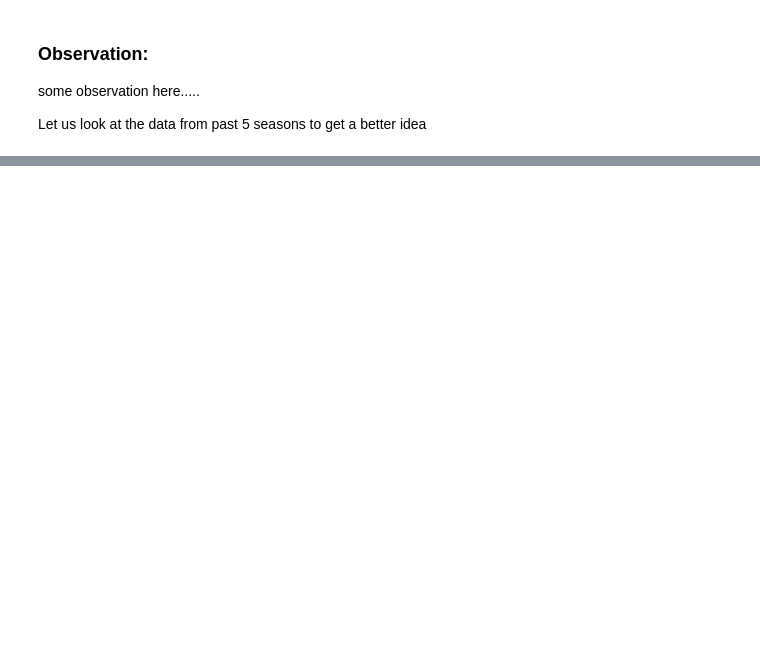
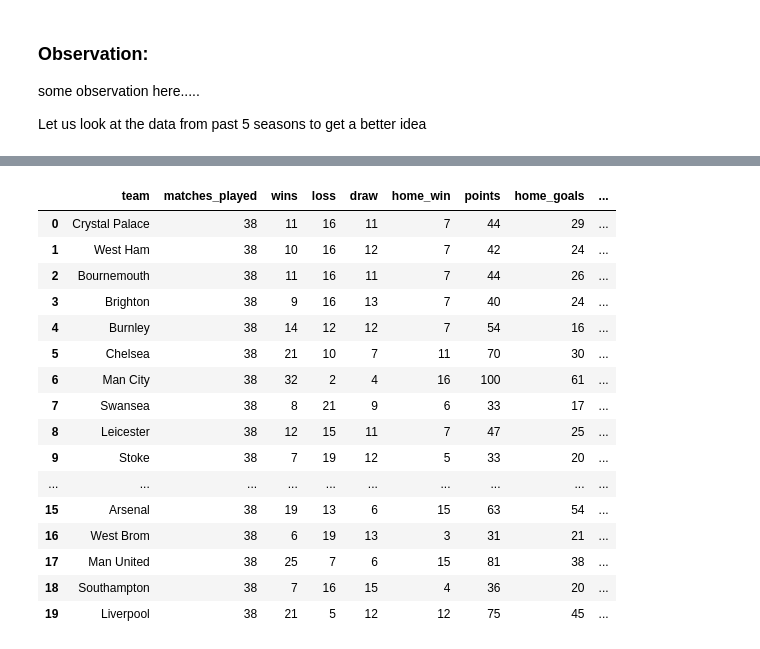
Before and after one commit to vsehgal1/320Final, a Jupyter notebook: 320Final_Project.ipynb, the cells around one changed output, grey strips where cells are left out. Saved outputs shown, nothing was run; the diff lists cells and outputs as text; code cells hidden in the pictures; blank space fills up the shorter version.

```diff
--- a/320Final_Project.ipynb
+++ b/320Final_Project.ipynb
@@ -240,0 +245,20 @@ epl_table1718 = data_to_df(pd.read_csv('17_18_data.csv'))
+# %%
+epl_table1718
+# %% [output]
+|  | team | matches_played | wins | loss | draw | home_win | points | home_goals | ... |
+| 0 | Crystal Palace | 38 | 11 | 16 | 11 | 7 | 44 | 29 | ... |
+| 1 | West Ham | 38 | 10 | 16 | 12 | 7 | 42 | 24 | ... |
+| 2 | Bournemouth | 38 | 11 | 16 | 11 | 7 | 44 | 26 | ... |
+| 3 | Brighton | 38 | 9 | 16 | 13 | 7 | 40 | 24 | ... |
+| 4 | Burnley | 38 | 14 | 12 | 12 | 7 | 54 | 16 | ... |
+| 5 | Chelsea | 38 | 21 | 10 | 7 | 11 | 70 | 30 | ... |
+| 6 | Man City | 38 | 32 | 2 | 4 | 16 | 100 | 61 | ... |
+| 7 | Swansea | 38 | 8 | 21 | 9 | 6 | 33 | 17 | ... |
+| 8 | Leicester | 38 | 12 | 15 | 11 | 7 | 47 | 25 | ... |
+| 9 | Stoke | 38 | 7 | 19 | 12 | 5 | 33 | 20 | ... |
+| ... | ... | ... | ... | ... | ... | ... | ... | ... | ... |
+| 15 | Arsenal | 38 | 19 | 13 | 6 | 15 | 63 | 54 | ... |
+| 16 | West Brom | 38 | 6 | 19 | 13 | 3 | 31 | 21 | ... |
+| 17 | Man United | 38 | 25 | 7 | 6 | 15 | 81 | 38 | ... |
+| 18 | Southampton | 38 | 7 | 16 | 15 | 4 | 36 | 20 | ... |
+| 19 | Liverpool | 38 | 21 | 5 | 12 | 12 | 75 | 45 | ... |
```
Also changed, not shown: parts of 19 cells of this notebook.
